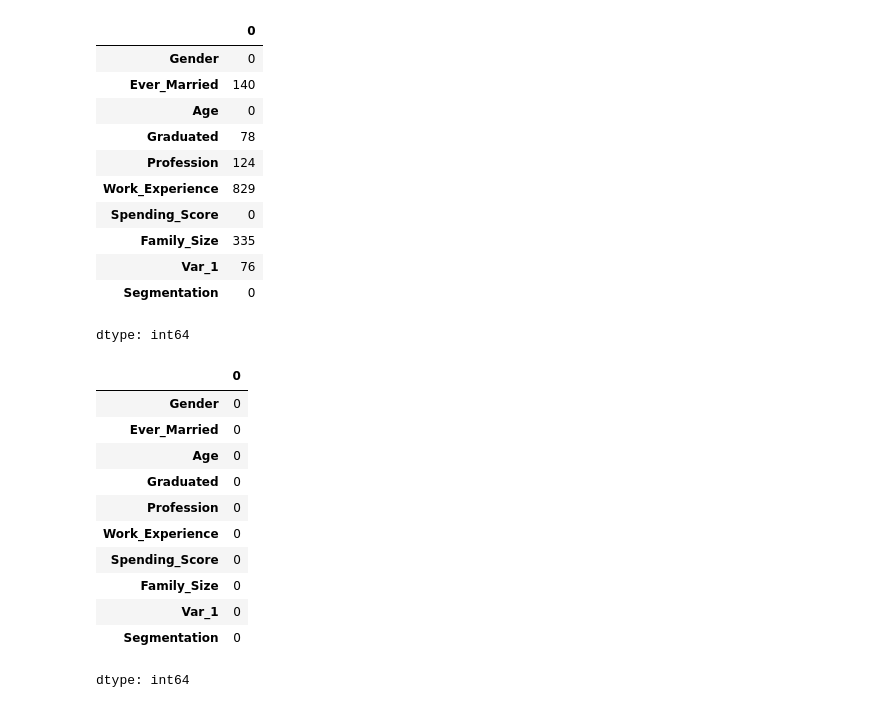
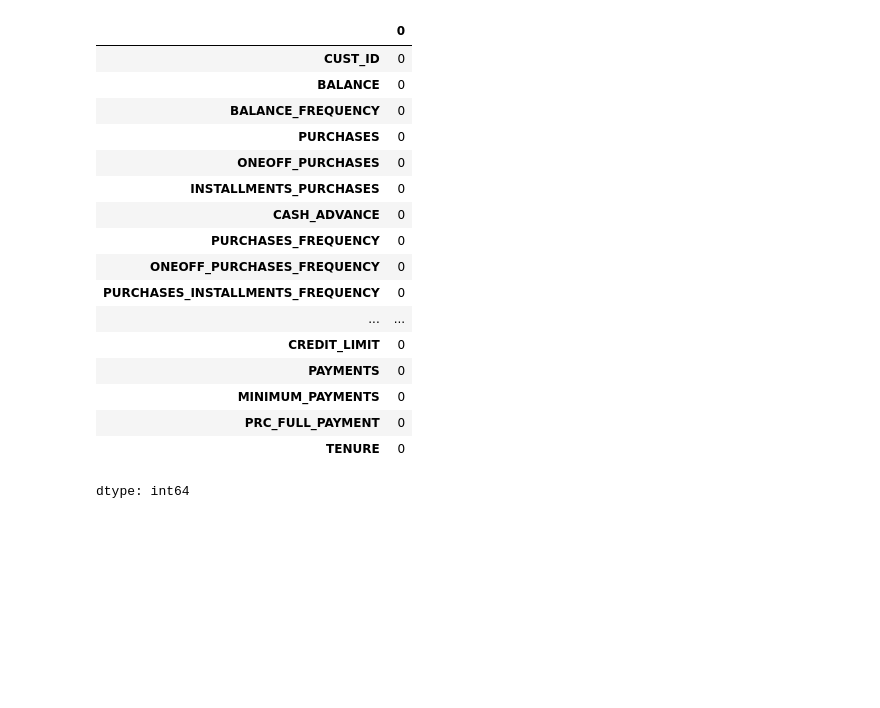
Before and after one commit to ridvanyigit/Examples, a Jupyter notebook: Customer_Segmentation.ipynb, the cells around one changed output. Saved outputs shown, nothing was run; the diff lists cells and outputs as text; code cells hidden in the pictures; blank space fills up the shorter version.

```diff
--- a/Customer_Segmentation.ipynb
+++ b/Customer_Segmentation.ipynb
@@ -19,4 +11,5 @@ warnings.filterwarnings('ignore')
 # %%
-df= pd.read_csv('Train.csv')
-df
+dataset = pd.read_csv("CC GENERAL.csv")
+df = dataset.copy()
+df.head()
 # %% [output]
@@ -108,15 +63,24 @@ dataset.head()
+# %%
+df["CREDIT_LIMIT"].fillna(df["CREDIT_LIMIT"].mean(),inplace=True)
+df["MINIMUM_PAYMENTS"].fillna(df["MINIMUM_PAYMENTS"].mean(),inplace=True)
 # %%
-dataset.isnull().sum()
+df.isnull().sum()
 # %% [output]
 |  | 0 |
-| Gender | 0 |
-| Ever_Married | 140 |
-| Age | 0 |
-| Graduated | 78 |
-| Profession | 124 |
-| Work_Experience | 829 |
-| Spending_Score | 0 |
-| Family_Size | 335 |
-| Var_1 | 76 |
-| Segmentation | 0 |
+| CUST_ID | 0 |
+| BALANCE | 0 |
+| BALANCE_FREQUENCY | 0 |
+| PURCHASES | 0 |
+| ONEOFF_PURCHASES | 0 |
+| INSTALLMENTS_PURCHASES | 0 |
+| CASH_ADVANCE | 0 |
+| PURCHASES_FREQUENCY | 0 |
+| ONEOFF_PURCHASES_FREQUENCY | 0 |
+| PURCHASES_INSTALLMENTS_FREQUENCY | 0 |
+| ... | ... |
+| CREDIT_LIMIT | 0 |
+| PAYMENTS | 0 |
+| MINIMUM_PAYMENTS | 0 |
+| PRC_FULL_PAYMENT | 0 |
+| TENURE | 0 |
 dtype: int64
@@ -137,15 +86,0 @@ for column in columns_to_fill:
-# %%
-dataset.isnull().sum()
-# %% [output]
-|  | 0 |
-| Gender | 0 |
-| Ever_Married | 0 |
-| Age | 0 |
-| Graduated | 0 |
-| Profession | 0 |
-| Work_Experience | 0 |
-| Spending_Score | 0 |
-| Family_Size | 0 |
-| Var_1 | 0 |
-| Segmentation | 0 |
-dtype: int64
```
Also changed, not shown: parts of 32 cells of this notebook.
